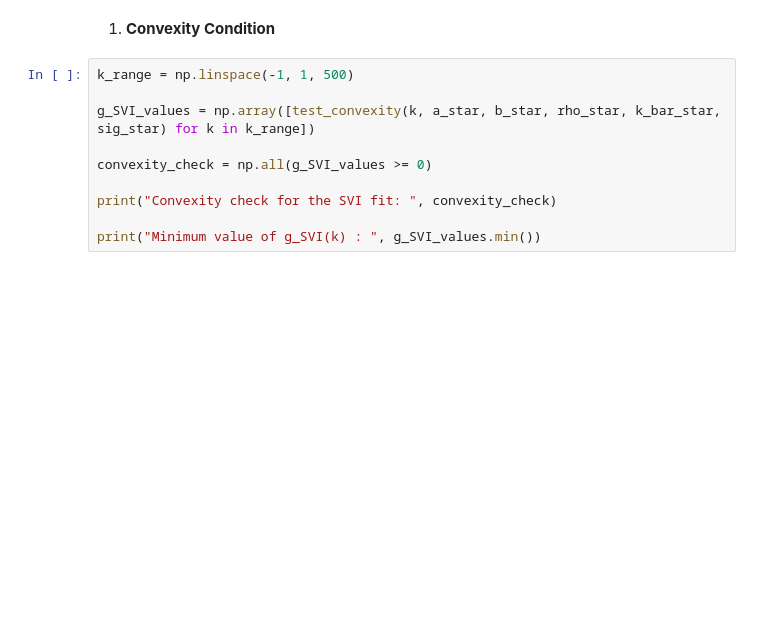
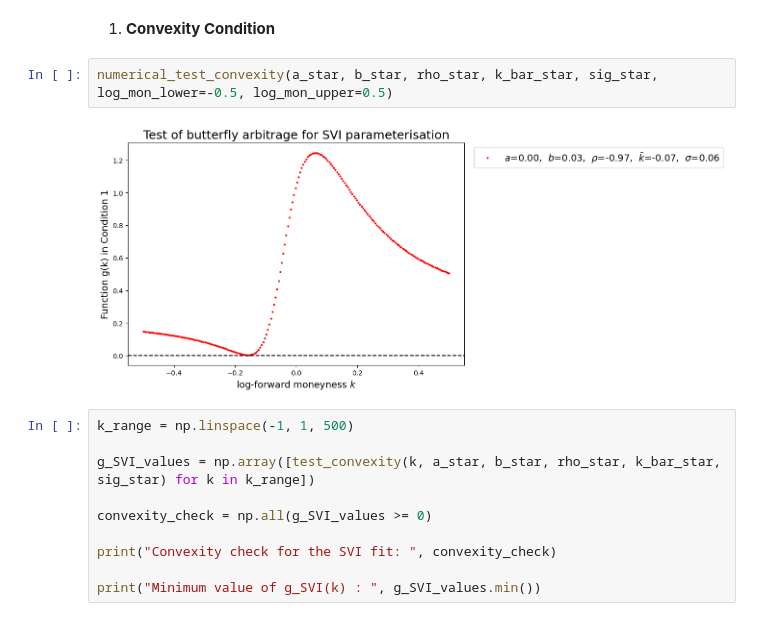
Before and after one commit to TeoAle/Numerical_Processing_Options, a Jupyter notebook: Notebook_9_no_arbitrage_implied_vol.ipynb, the cells around one changed output. Drawn from its saved outputs; the diff is of its cells as text; blank space fills up the shorter version.

Commit message:
changed plot

```diff
--- a/Notebook_9_no_arbitrage_implied_vol.ipynb
+++ b/Notebook_9_no_arbitrage_implied_vol.ipynb
@@ -442,6 +438,10 @@ To ensure an arbitrage-free implied volatility surface for the Stochastic Volati
     This condition ensures that the implied volatility does not grow faster than linearly with $k$ at infinity, preventing arbitrage opportunities from steeply sloped volatility smiles at far out-of-the-money strikes.
 # %% [markdown]
 1. **Convexity Condition**
+# %%
+numerical_test_convexity(a_star, b_star, rho_star, k_bar_star, sig_star, log_mon_lower=-0.5, log_mon_upper=0.5)
+# %% [output]
+[figure, added]
 # %%
 k_range = np.linspace(-1, 1, 500)
 
```
Also changed, not shown: parts of 8 cells of this notebook.
